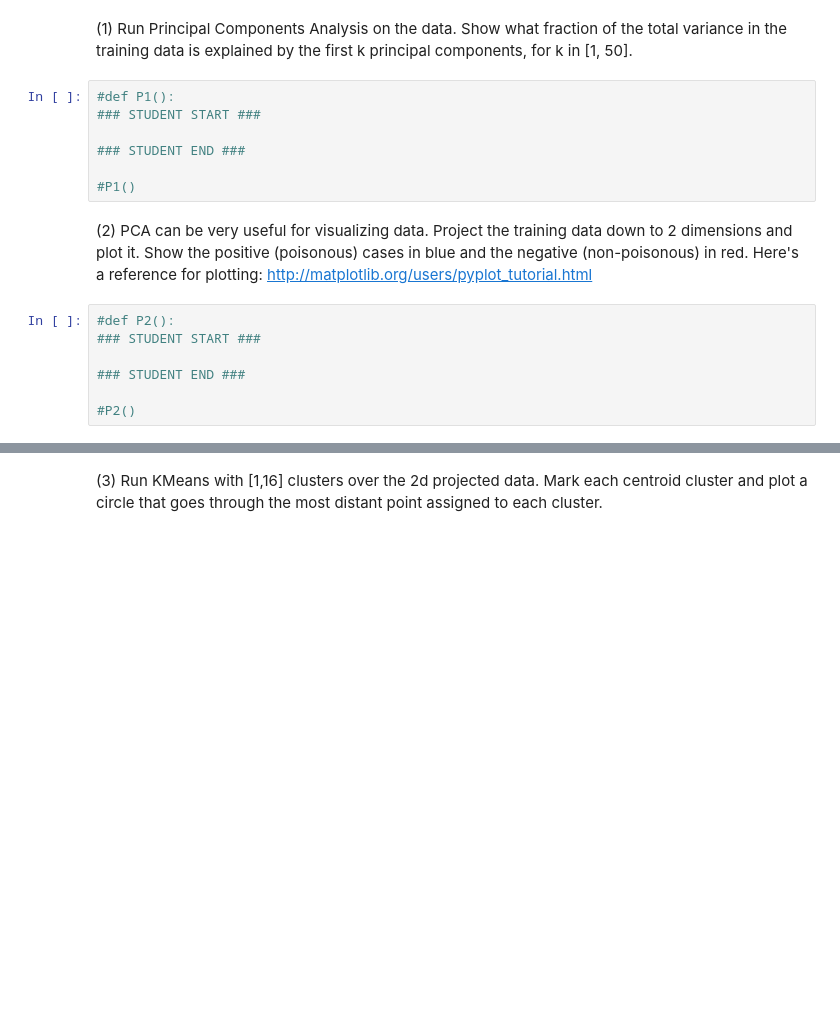
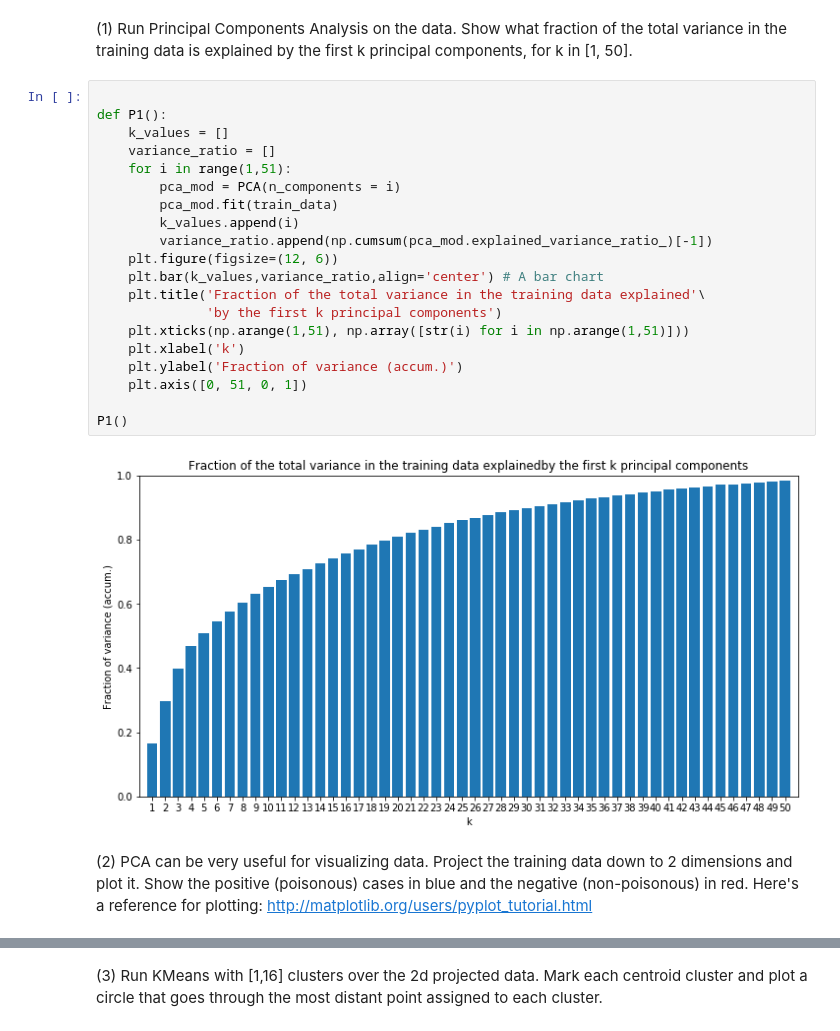
Before and after one commit to akkinenic/W207-ML, a Jupyter notebook: Naga_Akkineni_p3.ipynb, the cells around one changed output, grey strips where cells are left out. Drawn from its saved outputs; the diff is of its cells as text; blank space fills up the shorter version.

```diff
--- a/Naga_Akkineni_p3.ipynb
+++ b/Naga_Akkineni_p3.ipynb
@@ -59,19 +65,27 @@ print (train_data.shape, test_data.shape)
 (7000, 126) (1124, 126)
 # %% [markdown]
 (1) Run Principal Components Analysis on the data. Show what fraction of the total variance in the training data is explained by the first k principal components, for k in [1, 50].
-# %%
-#def P1():
-### STUDENT START ###
-
-### STUDENT END ###
-
-#P1()
+# %%
+
+def P1():
+    k_values = []
+    variance_ratio = []
+    for i in range(1,51):
+        pca_mod = PCA(n_components = i)
+        pca_mod.fit(train_data)
+        k_values.append(i)
+        variance_ratio.append(np.cumsum(pca_mod.explained_variance_ratio_)[-1])
+    plt.figure(figsize=(12, 6))
+    plt.bar(k_values,variance_ratio,align='center') # A bar chart
+    plt.title('Fraction of the total variance in the training data explained'\
+              'by the first k principal components')
+    plt.xticks(np.arange(1,51), np.array([str(i) for i in np.arange(1,51)]))
+    plt.xlabel('k')
+    plt.ylabel('Fraction of variance (accum.)')
+    plt.axis([0, 51, 0, 1])
+
+P1()
+# %% [output]
+[figure, added]
 # %% [markdown]
 (2) PCA can be very useful for visualizing data. Project the training data down to 2 dimensions and plot it. Show the positive (poisonous) cases in blue and the negative (non-poisonous) in red. Here's a reference for plotting: http://matplotlib.org/users/pyplot_tutorial.html
-# %%
-#def P2():
-### STUDENT START ###
-
-### STUDENT END ###
-
-#P2()
```
Also changed, not shown: parts of 11 cells of this notebook, 4 other files.
